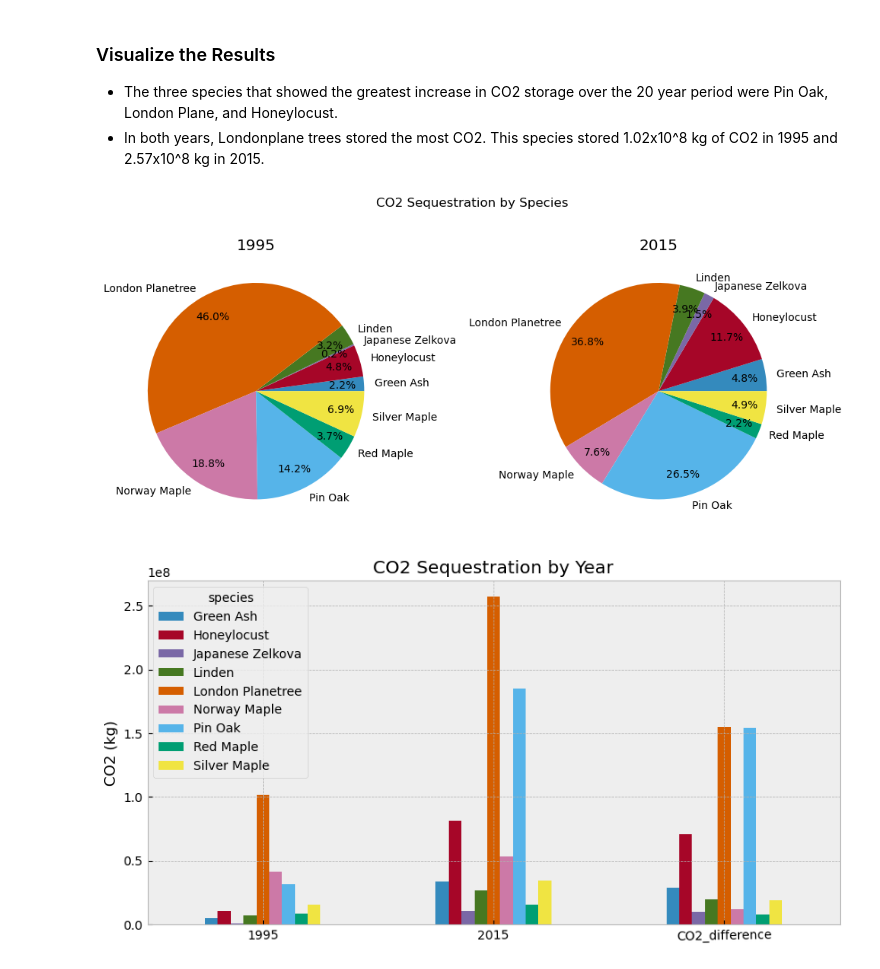
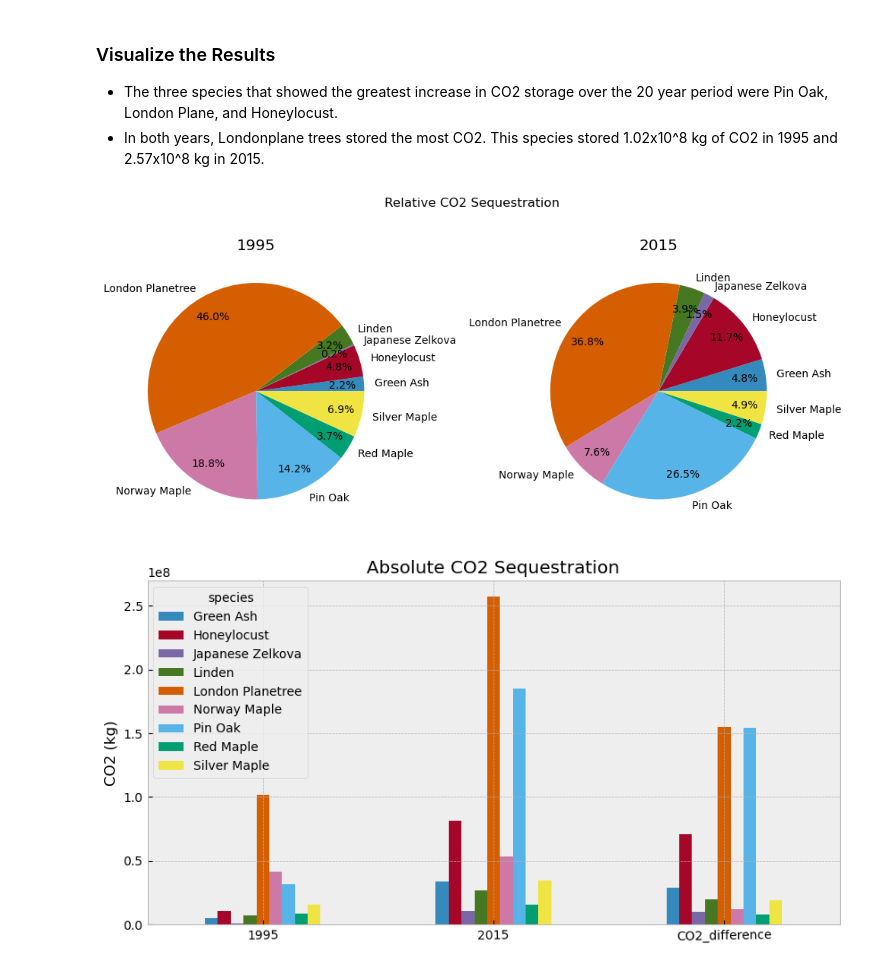
Before and after one commit to rosehanuy/nyc-tree-census, a Jupyter notebook: carbon_storage.ipynb, the cells around one changed output. Drawn from its saved outputs; the diff is of its cells as text; code cells hidden in the pictures.

Commit message:
final charts

```diff
--- a/carbon_storage.ipynb
+++ b/carbon_storage.ipynb
@@ -368,29 +368,29 @@ Name: CO2_difference, dtype: float64
 # %%
 # create pie charts to show relative co2 storage by each species
 
 fig,(ax1,ax2) = plt.subplots(1,2,figsize=(10,6))
-fig.suptitle('CO2 Sequestration by Species', y=.9)
+fig.suptitle('Relative CO2 Sequestration', y=.9)
 
 ax1.pie(co2_storage['1995'],labels=co2_storage.index,autopct='%1.1f%%',pctdistance=.8,labeldistance=1.1)
 ax1.set_title('1995')
 
 ax2.pie(co2_storage['2015'],labels=co2_storage.index, autopct='%1.1f%%',pctdistance=.8,labeldistance=1.1)
 ax2.set_title('2015')
 
 plt.tight_layout()
-plt.savefig(os.path.join('images','co2_piecharts_resize.png'), bbox_inches='tight')
+plt.savefig(os.path.join('images','co2_piecharts_final.png'), bbox_inches='tight')
 plt.show()
 # %% [output]
-[figure, old version]
+[figure, new version]
 # %%
 # create barchart to show absolute co2 storage by species
 
 by_year = co2_storage.T                                # transpose dataframe
 #by_year.drop('CO2_difference',axis=0,inplace=True)
 # %%
-by_year.plot(kind='bar',figsize=(10,5),rot=1,title='CO2 Sequestration by Year',ylabel='CO2 (kg)')
+by_year.plot(kind='bar',figsize=(10,5),rot=1,title='Absolute CO2 Sequestration',ylabel='CO2 (kg)')
 
-plt.savefig(os.path.join('images','co2_barchart_resize.png'), bbox_inches = 'tight')
+plt.savefig(os.path.join('images','co2_barchart_final.png'), bbox_inches = 'tight')
 plt.show()
 # %% [output]
-[figure, old version]
+[figure, new version]
```
Also changed, not shown: 3 other files.
